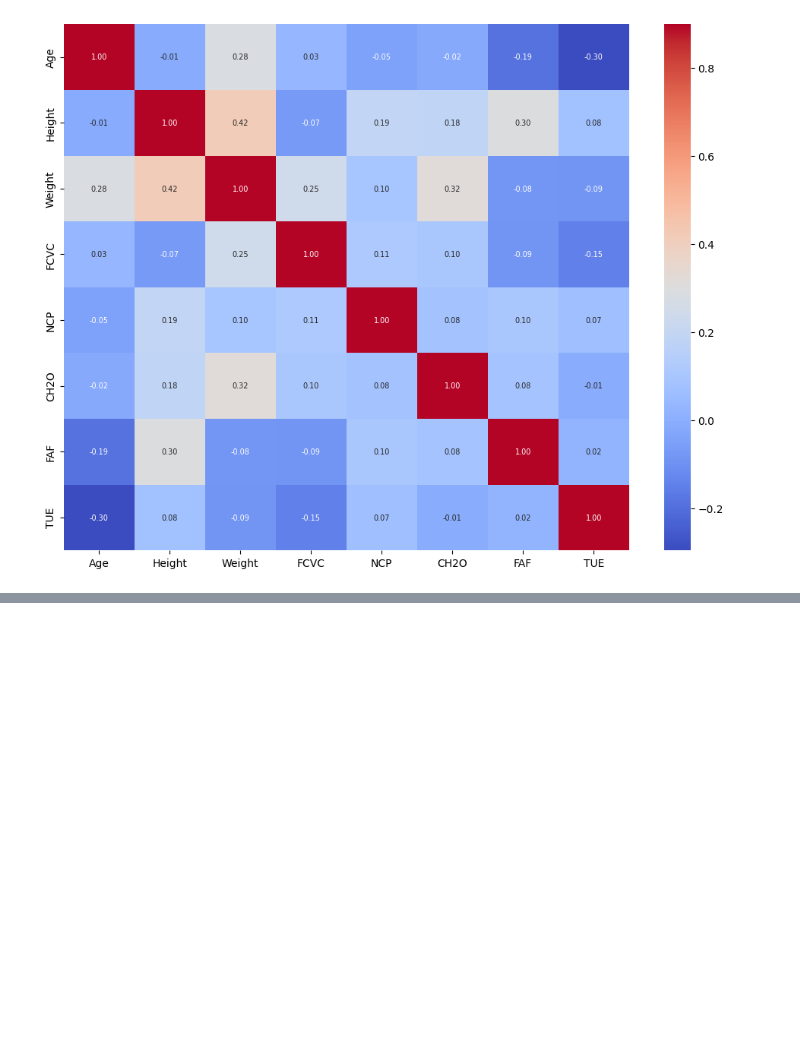
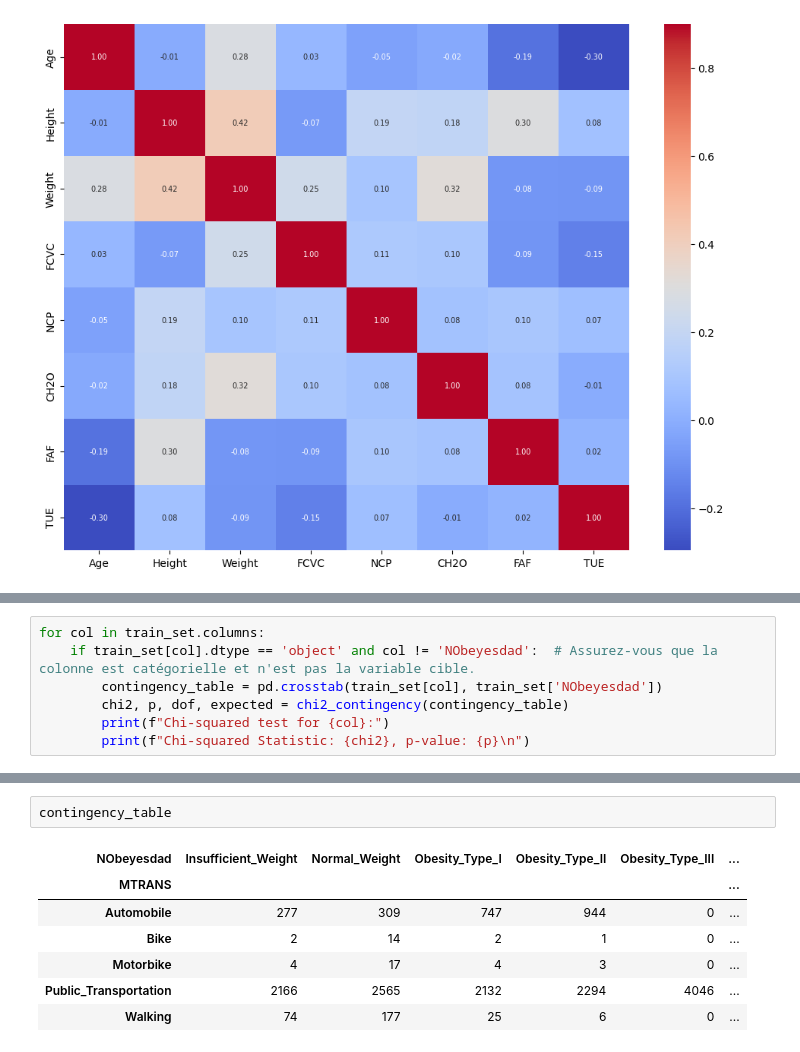
Before and after one commit to aubin4444/DS52-Obesity-Prediction, a Jupyter notebook: aubin.ipynb, the cells around one changed output, grey strips where cells are left out. Drawn from its saved outputs; the diff is of its cells as text; blank space fills up the shorter version.

Commit message:
Pearson's Chi-Square Test

```diff
--- a/aubin.ipynb
+++ b/aubin.ipynb
@@ -200,0 +194,7 @@ sns.heatmap(corrmat, vmax=0.9, annot=True, cmap='coolwarm', fmt=".2f",annot_kws=
+# %%
+for col in train_set.columns:
+    if train_set[col].dtype == 'object' and col != 'NObeyesdad':  # Assurez-vous que la colonne est catégorielle et n'est pas la variable cible.
+        contingency_table = pd.crosstab(train_set[col], train_set['NObeyesdad'])
+        chi2, p, dof, expected = chi2_contingency(contingency_table)
+        print(f"Chi-squared test for {col}:")
+        print(f"Chi-squared Statistic: {chi2}, p-value: {p}\n")
@@ -200,0 +219,10 @@ sns.heatmap(corrmat, vmax=0.9, annot=True, cmap='coolwarm', fmt=".2f",annot_kws=
+# %%
+contingency_table
+# %% [output]
+| NObeyesdad | Insufficient_Weight | Normal_Weight | Obesity_Type_I | Obesity_Type_II | Obesity_Type_III | ... |
+| MTRANS |  |  |  |  |  | ... |
+| Automobile | 277 | 309 | 747 | 944 | 0 | ... |
+| Bike | 2 | 14 | 2 | 1 | 0 | ... |
+| Motorbike | 4 | 17 | 4 | 3 | 0 | ... |
+| Public_Transportation | 2166 | 2565 | 2132 | 2294 | 4046 | ... |
+| Walking | 74 | 177 | 25 | 6 | 0 | ... |
```
Also changed, not shown: parts of 3 cells of this notebook.
